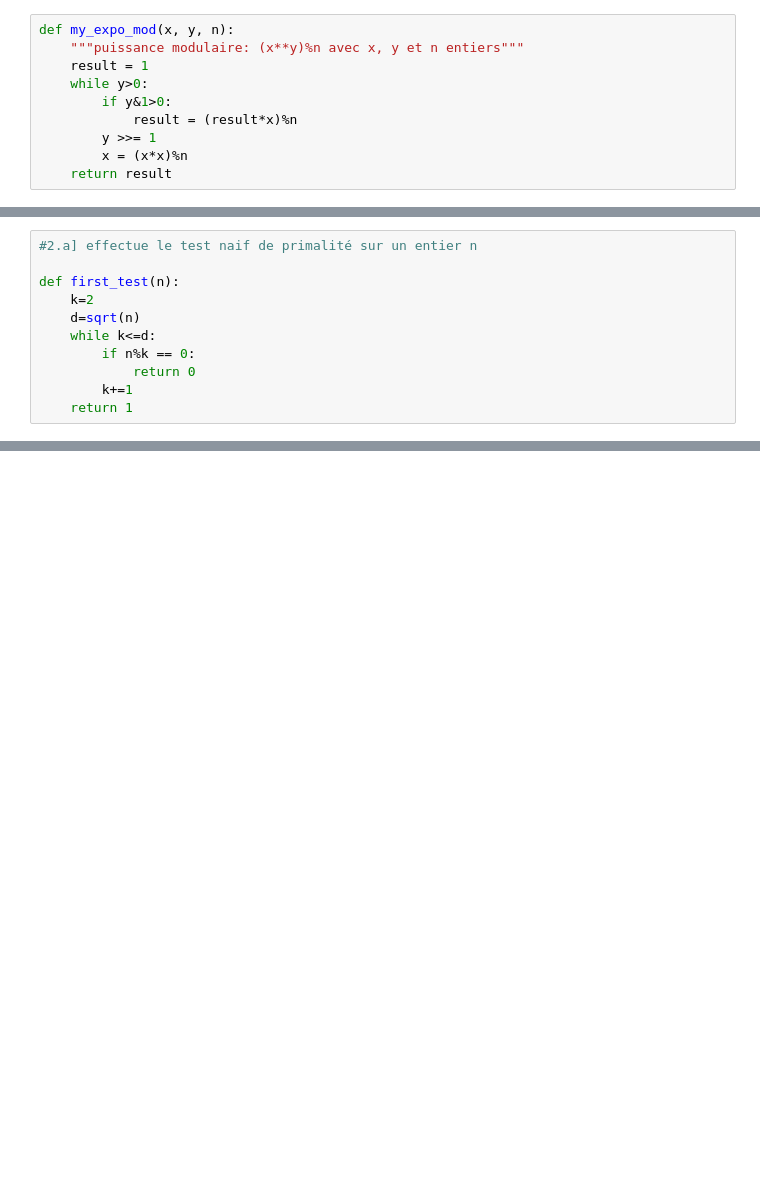
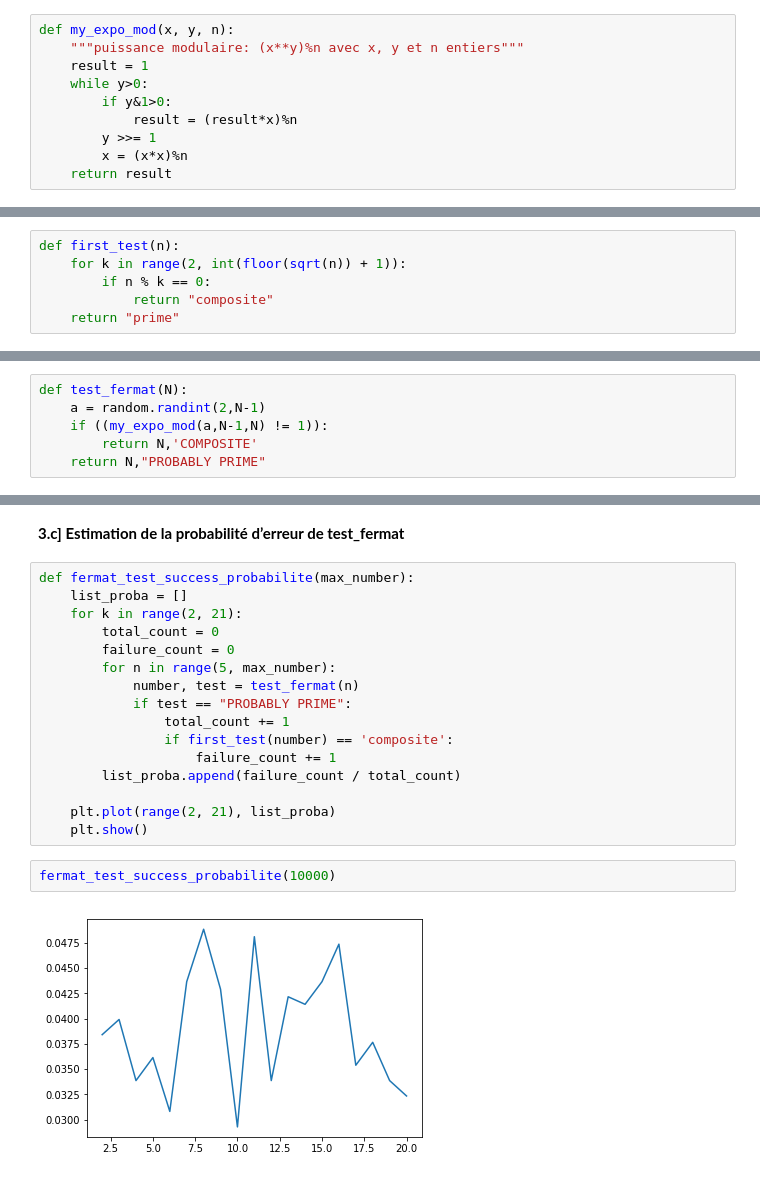
Before and after one commit to dboubacar/Primality-test, a Jupyter notebook: primality_test.ipynb, the cells around one changed output, grey strips where cells are left out. Drawn from its saved outputs; the diff is of its cells as text; blank space fills up the shorter version.

```diff
--- a/primality_test.ipynb
+++ b/primality_test.ipynb
@@ -36,11 +137,0 @@ def my_expo_mod(x, y, n):
-# %%
-#2.a] effectue le test naif de primalité sur un entier n
-
-def first_test(n):
-    k=2
-    d=sqrt(n)
-    while k<=d:
-        if n%k == 0:
-            return 0
-        k+=1
-    return 1
@@ -46,0 +142,6 @@ def first_test(n):
+# %%
+def first_test(n):
+    for k in range(2, int(floor(sqrt(n)) + 1)):
+        if n % k == 0:
+            return "composite"
+    return "prime"
@@ -82,0 +242,6 @@ isCarmichaelNumber(2465)
+# %%
+def test_fermat(N):
+    a = random.randint(2,N-1)
+    if ((my_expo_mod(a,N-1,N) != 1)):
+        return N,'COMPOSITE'
+    return N,"PROBABLY PRIME"
@@ -82,0 +261,22 @@ isCarmichaelNumber(2465)
+# %% [markdown]
+<strong>3.c] Estimation de la probabilité d’erreur de test_fermat </strong>
+# %%
+def fermat_test_success_probabilite(max_number):
+    list_proba = []
+    for k in range(2, 21):
+        total_count = 0
+        failure_count = 0
+        for n in range(5, max_number):
+            number, test = test_fermat(n)
+            if test == "PROBABLY PRIME":
+                total_count += 1
+                if first_test(number) == 'composite':
+                    failure_count += 1
+        list_proba.append(failure_count / total_count)
+
+    plt.plot(range(2, 21), list_proba)
+    plt.show()
+# %%
+fermat_test_success_probabilite(10000)
+# %% [output]
+[figure, added]
```
Also changed, not shown: parts of 40 cells of this notebook.
